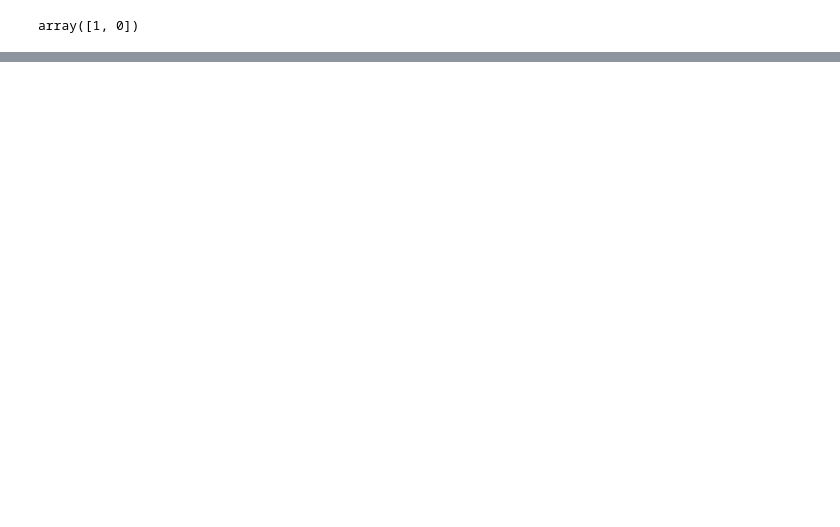
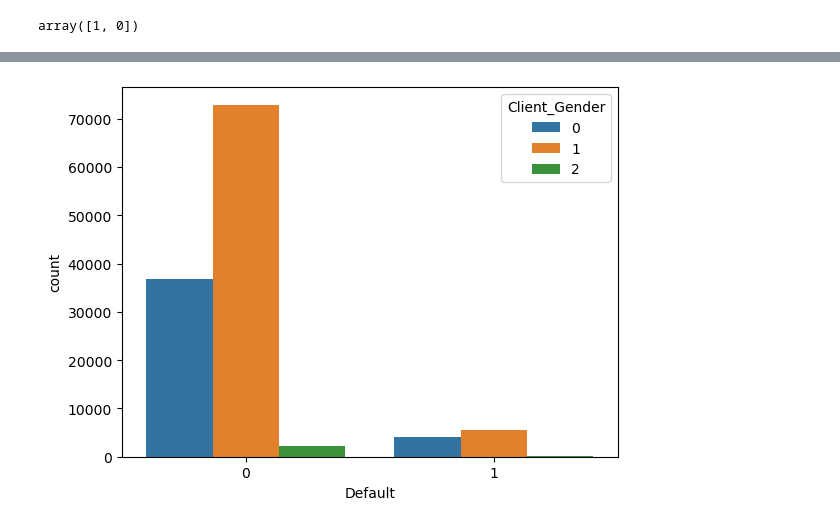
Before and after one commit to ahmetdzdrr/LogisticRegressionAnalysis, a Jupyter notebook: automobile_loan_data_analysis.ipynb, the cells around one changed output, grey strips where cells are left out. Cells and saved outputs as stored; diff of their text form; code cells hidden in the pictures; blank space fills up the shorter version.

```diff
--- a/automobile_loan_data_analysis.ipynb
+++ b/automobile_loan_data_analysis.ipynb
@@ -723,0 +724,5 @@ Text(0.5, 1.0, 'Correlation Matrix')
+# %%
+sns.countplot(data=df_al , x="Default" , hue = "Client_Gender")
+plt.show()
+# %% [output]
+[figure, added]
```
Also changed, not shown: parts of 124 cells of this notebook.
